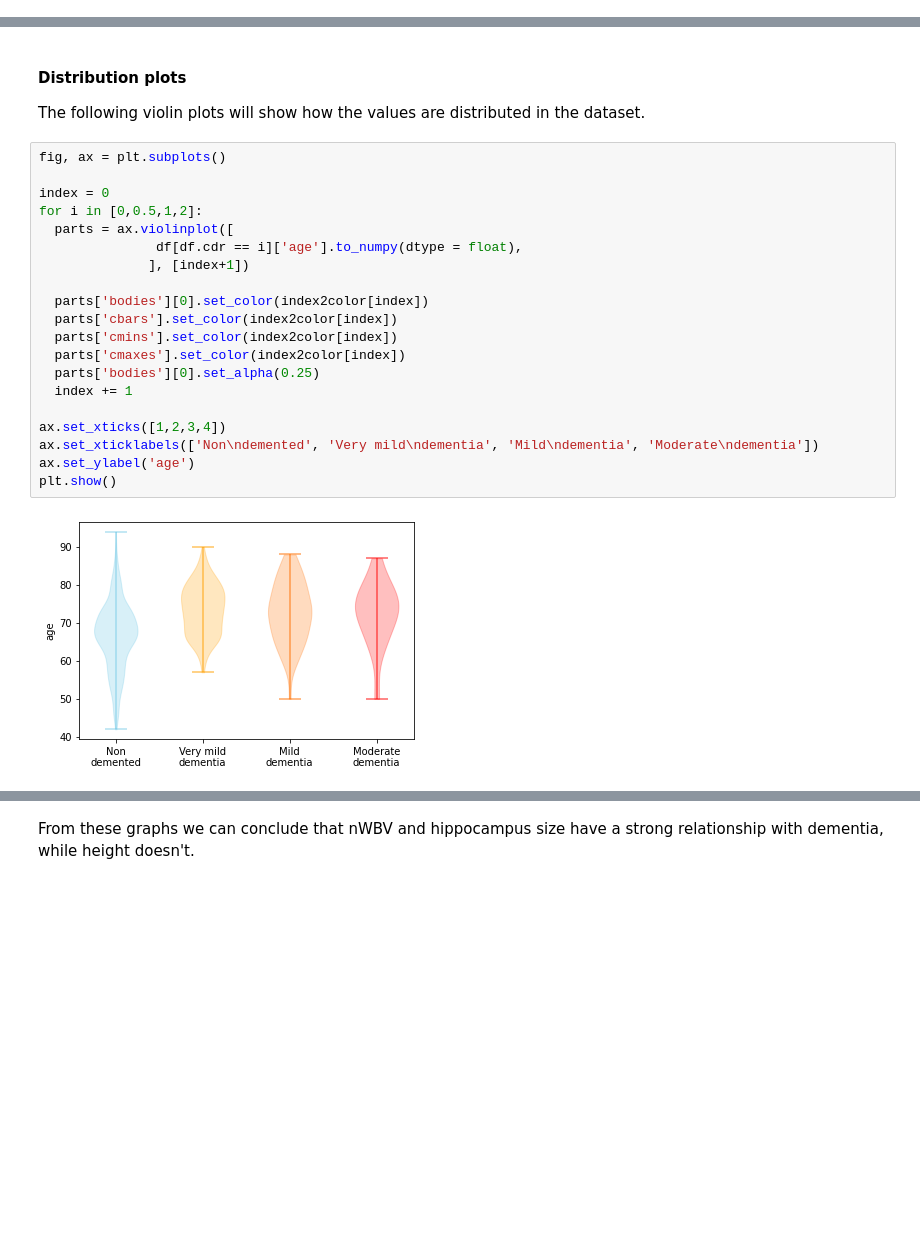
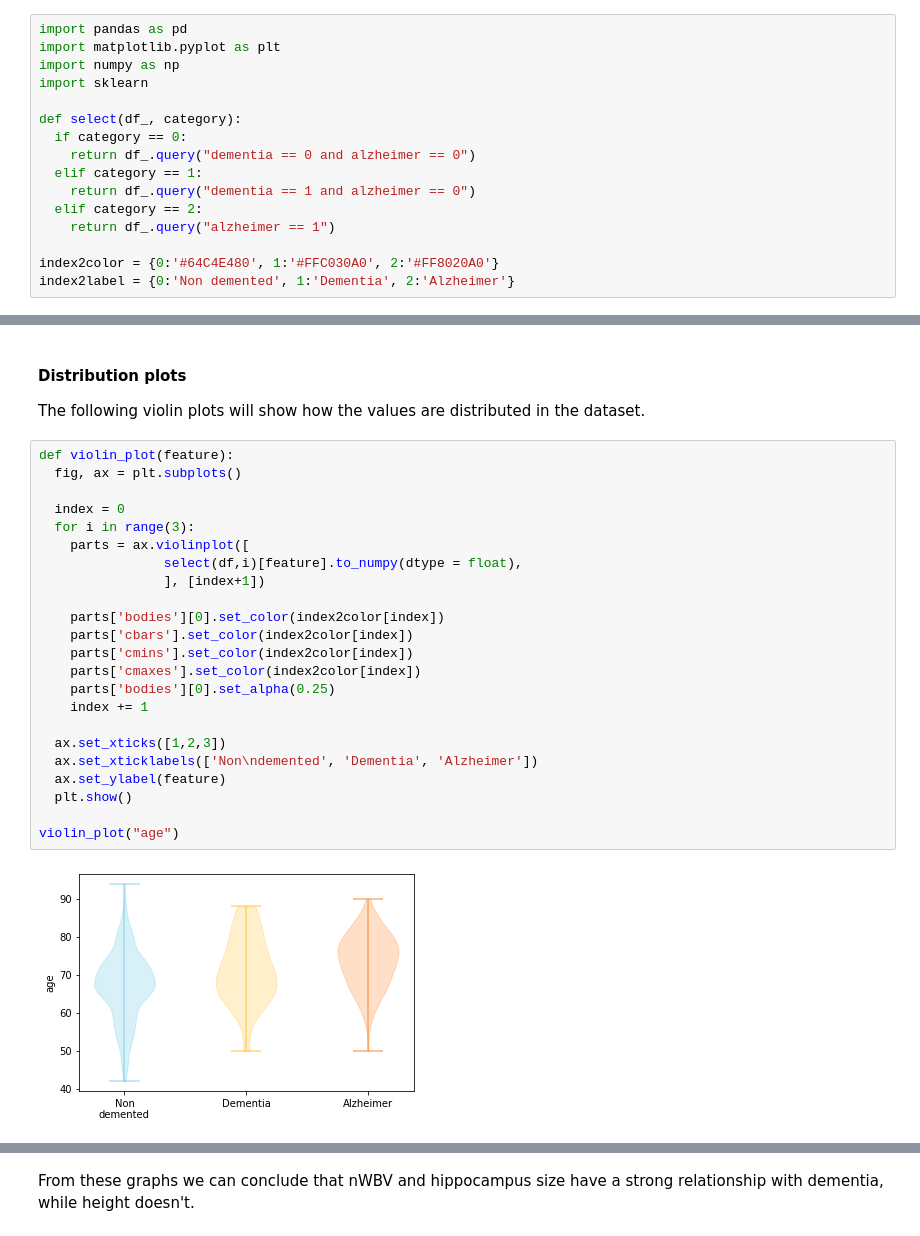
Before and after one commit to xCocco0/alzheimer-recognition, a Jupyter notebook: alzheimer.ipynb, the cells around one changed output, grey strips where cells are left out. Cells and saved outputs as stored; diff of their text form; blank space fills up the shorter version.

```diff
--- a/alzheimer.ipynb
+++ b/alzheimer.ipynb
@@ -30,2 +20,18 @@ cdr2index = {0.0:0, 0.5:1, 1.0:2, 2.0:3}
+# %%
+import pandas as pd
+import matplotlib.pyplot as plt
+import numpy as np
+import sklearn
+
+def select(df_, category):
+  if category == 0:
+    return df_.query("dementia == 0 and alzheimer == 0")
+  elif category == 1:
+    return df_.query("dementia == 1 and alzheimer == 0")
+  elif category == 2:
+    return df_.query("alzheimer == 1")
+
+index2color = {0:'#64C4E480', 1:'#FFC030A0', 2:'#FF8020A0'}
+index2label = {0:'Non demented', 1:'Dementia', 2:'Alzheimer'}
 # %% [markdown]
 ### Overview
@@ -126,24 +136,27 @@ max      0.008330
 #### Distribution plots
 The following violin plots will show how the values are distributed in the dataset.
 # %%
-fig, ax = plt.subplots()
+def violin_plot(feature):
+  fig, ax = plt.subplots()
 
-index = 0
-for i in [0,0.5,1,2]:
-  parts = ax.violinplot([
-               df[df.cdr == i]['age'].to_numpy(dtype = float),
-              ], [index+1])
+  index = 0
+  for i in range(3):
+    parts = ax.violinplot([
+                select(df,i)[feature].to_numpy(dtype = float),
+                ], [index+1])
 
-  parts['bodies'][0].set_color(index2color[index])
-  parts['cbars'].set_color(index2color[index])
-  parts['cmins'].set_color(index2color[index])
-  parts['cmaxes'].set_color(index2color[index])
-  parts['bodies'][0].set_alpha(0.25)
-  index += 1
+    parts['bodies'][0].set_color(index2color[index])
+    parts['cbars'].set_color(index2color[index])
+    parts['cmins'].set_color(index2color[index])
+    parts['cmaxes'].set_color(index2color[index])
+    parts['bodies'][0].set_alpha(0.25)
+    index += 1
 
-ax.set_xticks([1,2,3,4])
-ax.set_xticklabels(['Non\ndemented', 'Very mild\ndementia', 'Mild\ndementia', 'Moderate\ndementia'])
-ax.set_ylabel('age')
-plt.show()
+  ax.set_xticks([1,2,3])
+  ax.set_xticklabels(['Non\ndemented', 'Dementia', 'Alzheimer'])
+  ax.set_ylabel(feature)
+  plt.show()
+
+violin_plot("age")
 # %% [output]
-[figure, old version]
+[figure, new version]
```
Also changed, not shown: parts of 37 cells of this notebook.
